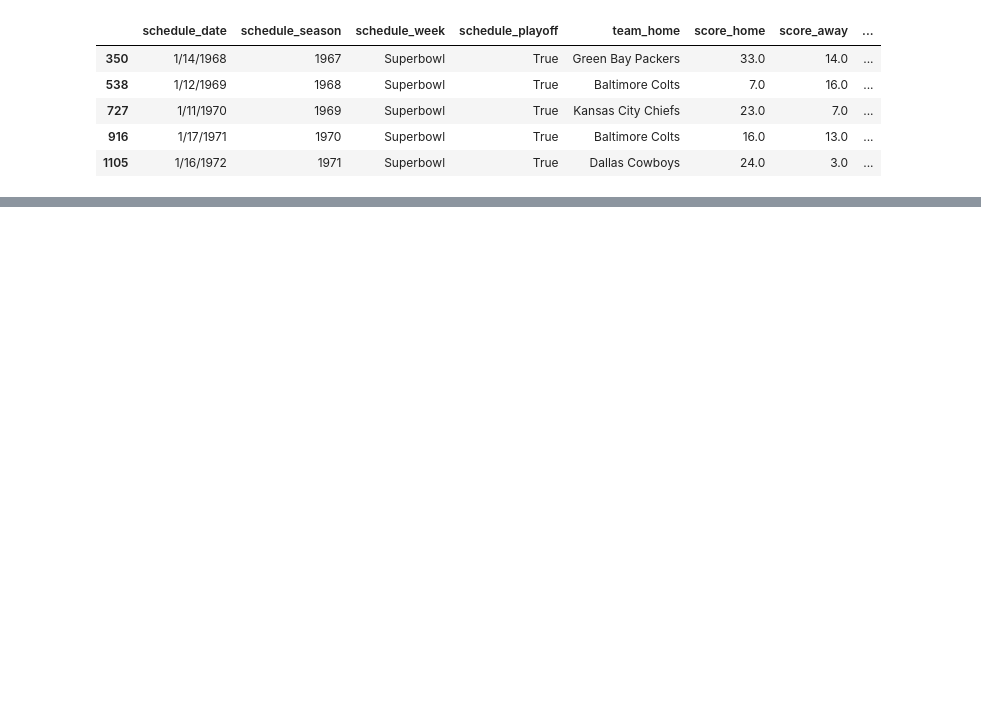
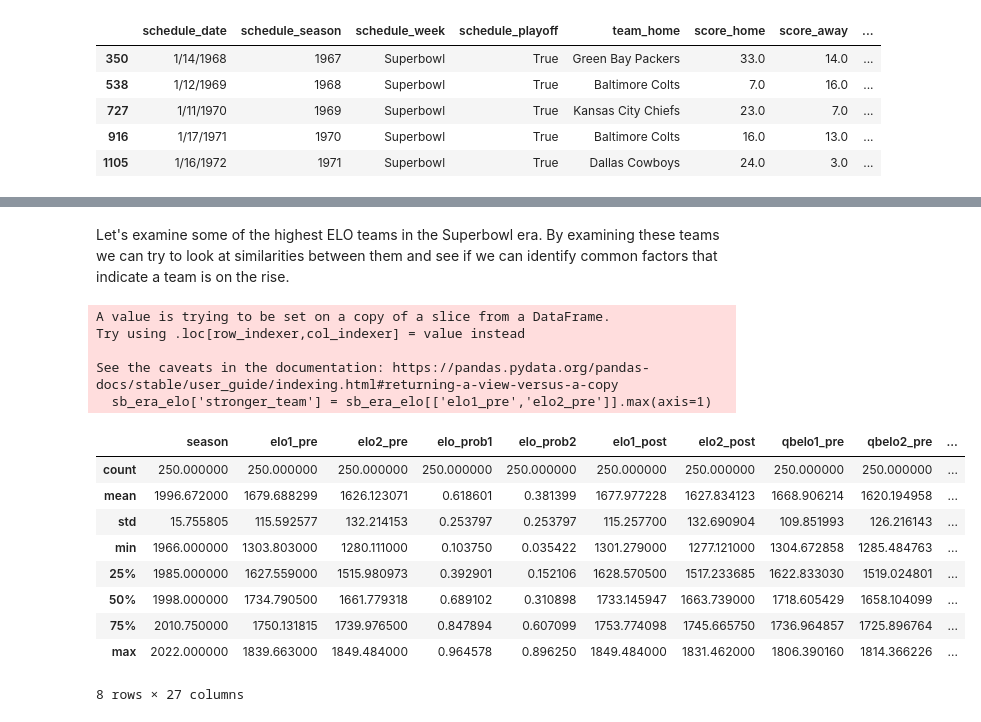
Before and after one commit to JonathanSears1/JonathanSears1.github.io, a Jupyter notebook: Beat-The-Books.ipynb, the cells around one changed output, grey strips where cells are left out. Cells and saved outputs as stored; diff of their text form; code cells hidden in the pictures; blank space fills up the shorter version.

```diff
--- a/Beat-The-Books.ipynb
+++ b/Beat-The-Books.ipynb
@@ -96,0 +165,24 @@ Since the different colored dots are evenly distributed, it doesn't look like th
+# %% [markdown]
+Let's examine some of the highest ELO teams in the Superbowl era. By examining these teams we can try to look at similarities between them and see if we can identify common factors that indicate a team is on the rise.
+# %%
+# first lets find the stronger opponent heading into a given matchup
+sb_era_elo['stronger_team'] = sb_era_elo[['elo1_pre','elo2_pre']].max(axis=1)
+#Now lets find the 250 strongest rated teams of the superbowl era and look at some summary statistics
+strongest_250 = sb_era_elo.nlargest(250, columns='stronger_team')
+strongest_250.describe()
+# %% [output]
+A value is trying to be set on a copy of a slice from a DataFrame.
+Try using .loc[row_indexer,col_indexer] = value instead
+
+See the caveats in the documentation: https://pandas.pydata.org/pandas-docs/stable/user_guide/indexing.html#returning-a-view-versus-a-copy
+  sb_era_elo['stronger_team'] = sb_era_elo[['elo1_pre','elo2_pre']].max(axis=1)
+|  | season | elo1_pre | elo2_pre | elo_prob1 | elo_prob2 | elo1_post | elo2_post | qbelo1_pre | qbelo2_pre | ... |
+| count | 250.000000 | 250.000000 | 250.000000 | 250.000000 | 250.000000 | 250.000000 | 250.000000 | 250.000000 | 250.000000 | ... |
+| mean | 1996.672000 | 1679.688299 | 1626.123071 | 0.618601 | 0.381399 | 1677.977228 | 1627.834123 | 1668.906214 | 1620.194958 | ... |
+| std | 15.755805 | 115.592577 | 132.214153 | 0.253797 | 0.253797 | 115.257700 | 132.690904 | 109.851993 | 126.216143 | ... |
+| min | 1966.000000 | 1303.803000 | 1280.111000 | 0.103750 | 0.035422 | 1301.279000 | 1277.121000 | 1304.672858 | 1285.484763 | ... |
+| 25% | 1985.000000 | 1627.559000 | 1515.980973 | 0.392901 | 0.152106 | 1628.570500 | 1517.233685 | 1622.833030 | 1519.024801 | ... |
+| 50% | 1998.000000 | 1734.790500 | 1661.779318 | 0.689102 | 0.310898 | 1733.145947 | 1663.739000 | 1718.605429 | 1658.104099 | ... |
+| 75% | 2010.750000 | 1750.131815 | 1739.976500 | 0.847894 | 0.607099 | 1753.774098 | 1745.665750 | 1736.964857 | 1725.896764 | ... |
+| max | 2022.000000 | 1839.663000 | 1849.484000 | 0.964578 | 0.896250 | 1849.484000 | 1831.462000 | 1806.390160 | 1814.366226 | ... |
+8 rows × 27 columns
```
Also changed, not shown: parts of 33 cells of this notebook, 1 other file.
